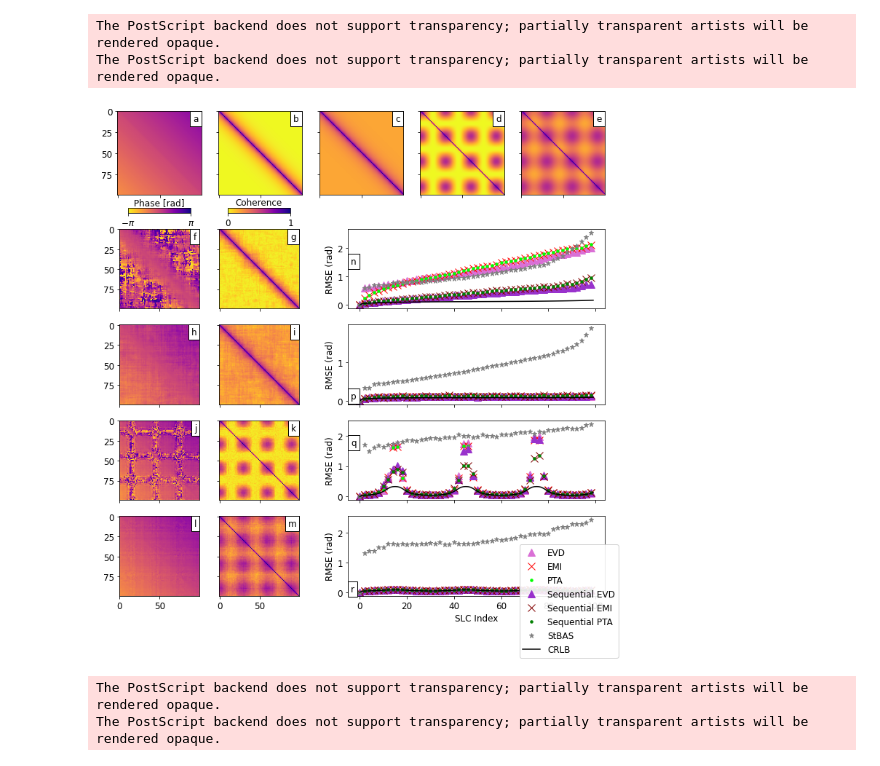
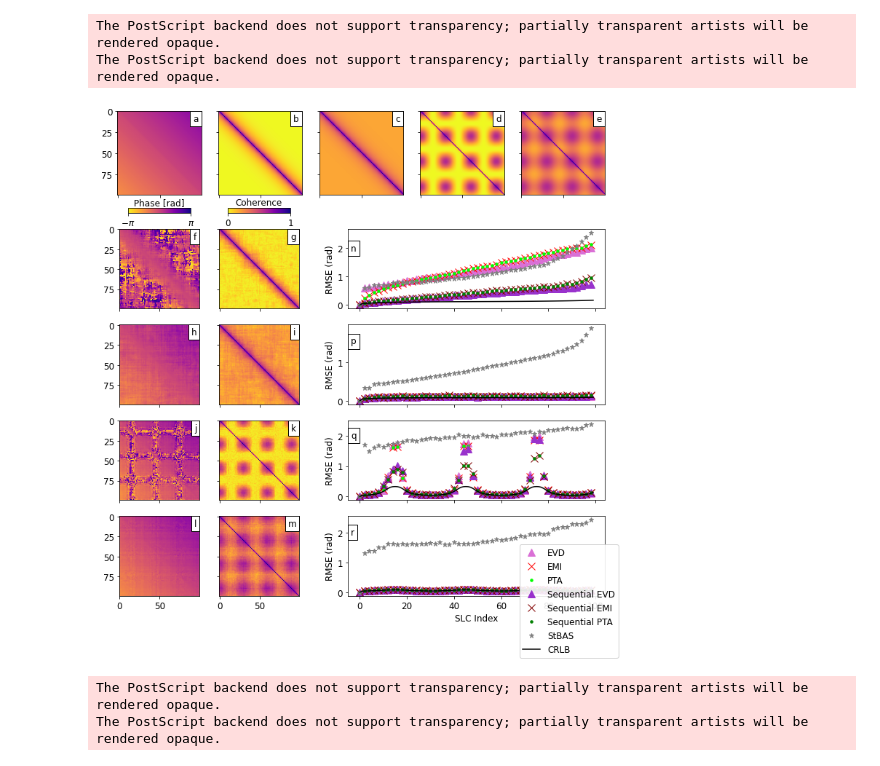
Before and after one commit to mirzaees/2022_MiaplPy_Mirzaee_Amelung_Fattahi, a Jupyter notebook: Figure1 Simulation-with_fadingSignal.ipynb, the cells around one changed output. Cells and saved outputs as stored; diff of their text form; code cells hidden in the pictures.

```diff
--- a/Figure1 Simulation-with_fadingSignal.ipynb
+++ b/Figure1 Simulation-with_fadingSignal.ipynb
@@ -237,38 +455,38 @@ ax4.text(93,9,'d', horizontalalignment='center', verticalalignment='center',
          bbox=dict(facecolor='white', alpha=1))
 ax5.text(92.5,9,'e', horizontalalignment='center', verticalalignment='center',
          bbox=dict(facecolor='white', alpha=1))
 ax6.text(94,9,'f', horizontalalignment='center', verticalalignment='center',
          bbox=dict(facecolor='white', alpha=1))
 ax7.text(92,9,'g', horizontalalignment='center', verticalalignment='center',
          bbox=dict(facecolor='white', alpha=1))
 ax8.text(93,9,'h', horizontalalignment='center', verticalalignment='center',
          bbox=dict(facecolor='white', alpha=1))
 ax9.text(94,9,'i', horizontalalignment='center', verticalalignment='center',
          bbox=dict(facecolor='white', alpha=1))
 ax10.text(95,9,'j', horizontalalignment='center', verticalalignment='center',
          bbox=dict(facecolor='white', alpha=1))
 ax11.text(93,9,'k', horizontalalignment='center', verticalalignment='center',
          bbox=dict(facecolor='white', alpha=1))
 ax12.text(95,9,'l', horizontalalignment='center', verticalalignment='center',
          bbox=dict(facecolor='white', alpha=1))
 ax13.text(91,9,'m', horizontalalignment='center', verticalalignment='center',
          bbox=dict(facecolor='white', alpha=1))
-ax14.text(-2.5,1.54,'n', horizontalalignment='center', verticalalignment='center',
+ax14.text(-2.5,2,'n', horizontalalignment='center', verticalalignment='center',
          bbox=dict(facecolor='white', alpha=1))
-ax15.text(-2.5,0.117,'p', horizontalalignment='center', verticalalignment='center',
+ax15.text(-2.5,1.54,'p', horizontalalignment='center', verticalalignment='center',
          bbox=dict(facecolor='white', alpha=1))
-ax16.text(-2.5,1.765,'q', horizontalalignment='center', verticalalignment='center',
+ax16.text(-2.5,2,'q', horizontalalignment='center', verticalalignment='center',
          bbox=dict(facecolor='white', alpha=1))
-ax17.text(-3,0.112,'r', horizontalalignment='center', verticalalignment='center',
+ax17.text(-3,2,'r', horizontalalignment='center', verticalalignment='center',
          bbox=dict(facecolor='white', alpha=1))
 
 
 plt.savefig('simulation/coh_matrix.eps', bbox_inches='tight', transparent=True)
 plt.savefig('simulation/coh_matrix.png', bbox_inches='tight', transparent=True)
 # %% [output]
 The PostScript backend does not support transparency; partially transparent artists will be rendered opaque.
 The PostScript backend does not support transparency; partially transparent artists will be rendered opaque.
-[figure, old version]
+[figure, new version]
 # %%
 plt.rcParams["font.size"] = "12"
 
```
Also changed, not shown: parts of 2 cells of this notebook.
